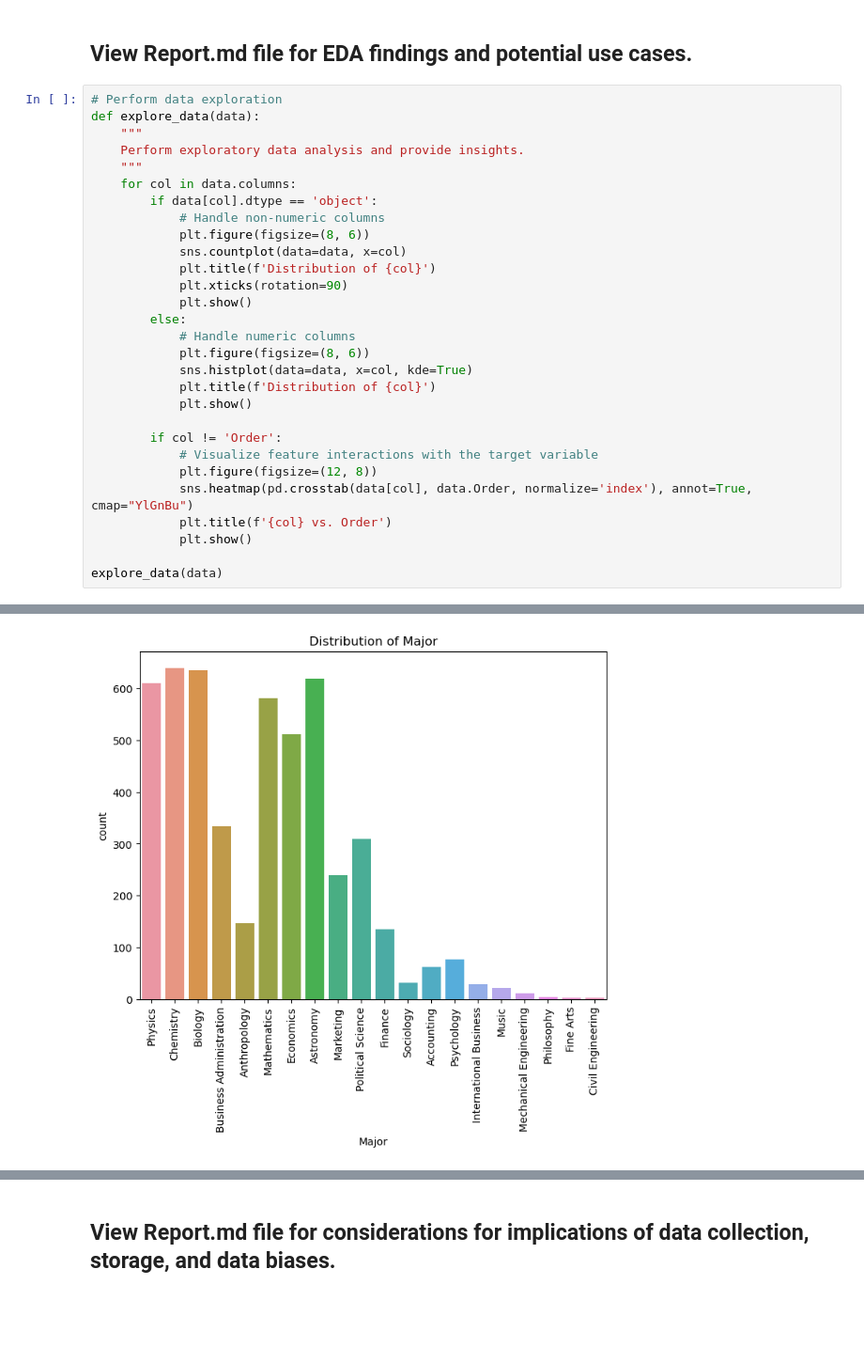
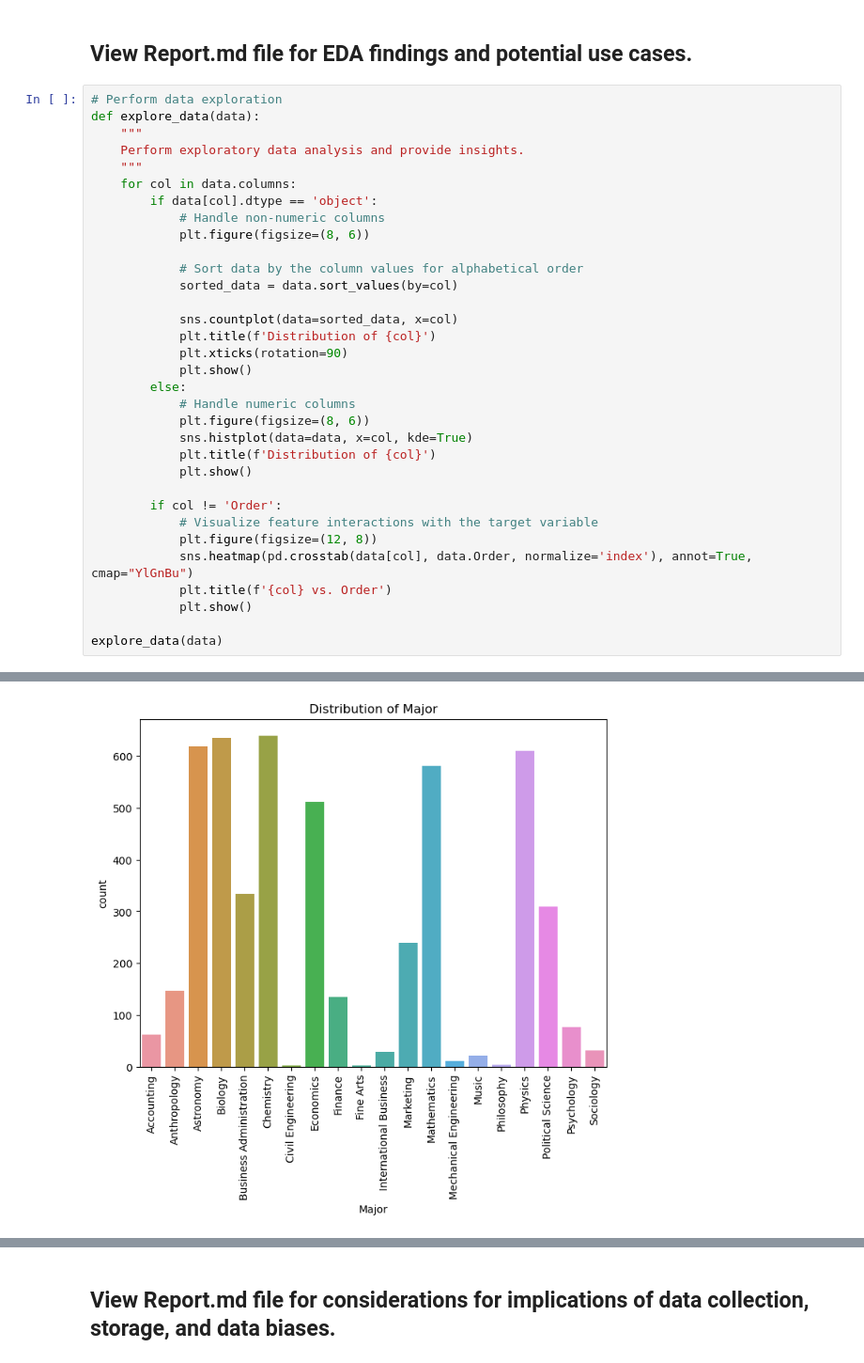
Before and after one commit to SamiCh246/Food-Order-Predictor, a Jupyter notebook: XternAI-SamiCheema.ipynb, the cells around one changed output, grey strips where cells are left out. Shown at 94% size. Cells and saved outputs as stored; diff of their text form; blank space fills up the shorter version.

```diff
--- a/XternAI-SamiCheema.ipynb
+++ b/XternAI-SamiCheema.ipynb
@@ -50,33 +50,37 @@ data['Year'] = data['Year'].str.extract('(\d+)').astype(int)
 # Perform data exploration
 def explore_data(data):
     """
     Perform exploratory data analysis and provide insights.
     """
     for col in data.columns:
         if data[col].dtype == 'object':
             # Handle non-numeric columns
             plt.figure(figsize=(8, 6))
-            sns.countplot(data=data, x=col)
+
+            # Sort data by the column values for alphabetical order
+            sorted_data = data.sort_values(by=col)
+
+            sns.countplot(data=sorted_data, x=col)
             plt.title(f'Distribution of {col}')
             plt.xticks(rotation=90)
             plt.show()
         else:
             # Handle numeric columns
             plt.figure(figsize=(8, 6))
             sns.histplot(data=data, x=col, kde=True)
             plt.title(f'Distribution of {col}')
             plt.show()
 
         if col != 'Order':
             # Visualize feature interactions with the target variable
             plt.figure(figsize=(12, 8))
             sns.heatmap(pd.crosstab(data[col], data.Order, normalize='index'), annot=True, cmap="YlGnBu")
             plt.title(f'{col} vs. Order')
             plt.show()
 
 explore_data(data)
 # %% [output]
 [figure]
 [figure]
-[figure, old version]
+[figure, new version]
 [figure]
```
Also changed, not shown: parts of 1 cell of this notebook.
